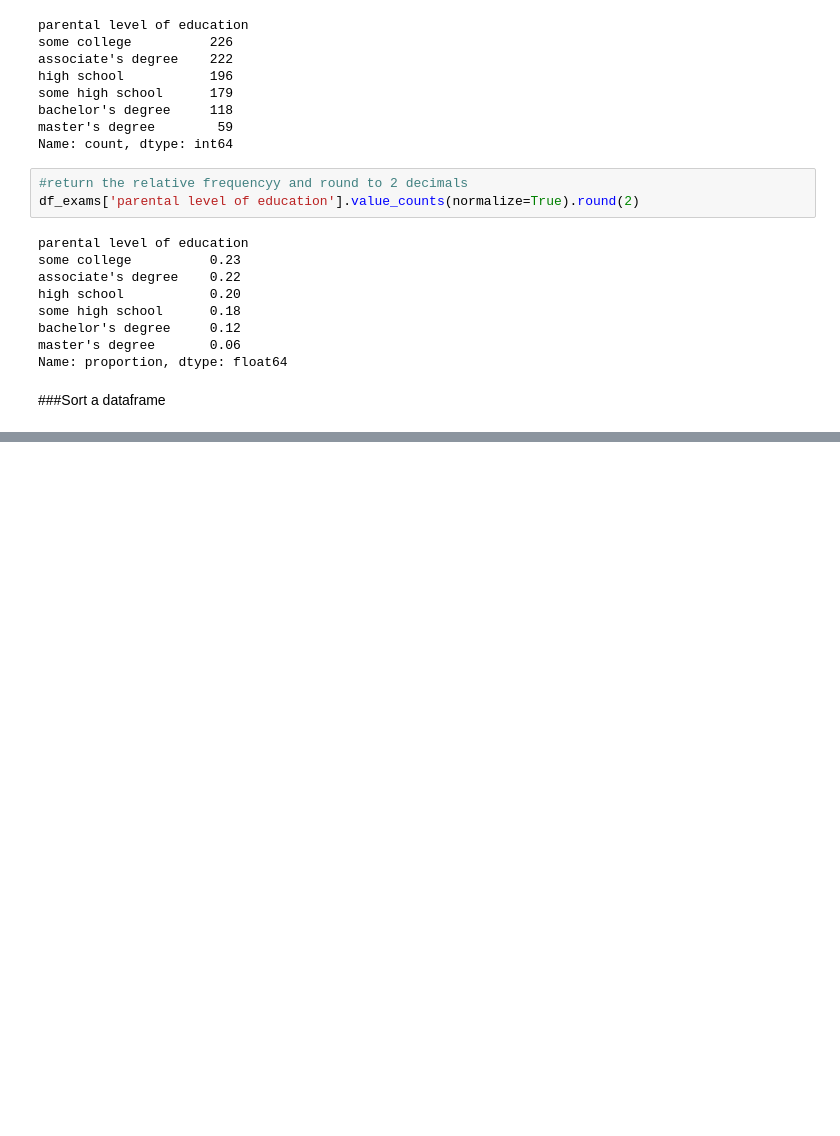
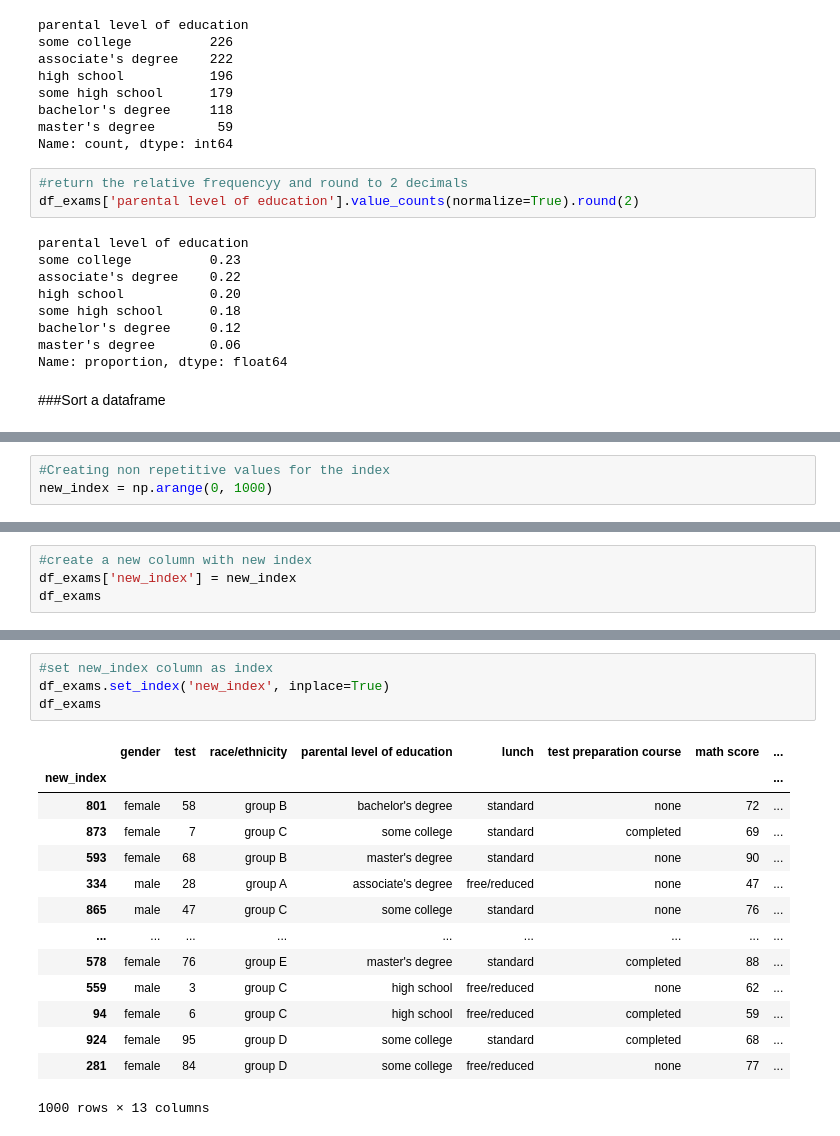
Before and after one commit to leandroclv/python_data_science_ML_bootcamp_udemy, a Jupyter notebook: intro_pandas_numpy/introduction_pandas_numpy.ipynb, the cells around one changed output, grey strips where cells are left out. Saved outputs shown, nothing was run; the diff lists cells and outputs as text; blank space fills up the shorter version.

```diff
--- a/intro_pandas_numpy/introduction_pandas_numpy.ipynb
+++ b/intro_pandas_numpy/introduction_pandas_numpy.ipynb
@@ -555,0 +632,3 @@ Name: proportion, dtype: float64
+# %%
+#Creating non repetitive values for the index
+new_index = np.arange(0, 1000)
@@ -555,0 +638,4 @@ Name: proportion, dtype: float64
+# %%
+#create a new column with new index
+df_exams['new_index'] = new_index
+df_exams
@@ -555,0 +656,19 @@ Name: proportion, dtype: float64
+# %%
+#set new_index column as index
+df_exams.set_index('new_index', inplace=True)
+df_exams
+# %% [output]
+|  | gender | test | race/ethnicity | parental level of education | lunch | test preparation course | math score | ... |
+| new_index |  |  |  |  |  |  |  | ... |
+| 801 | female | 58 | group B | bachelor's degree | standard | none | 72 | ... |
+| 873 | female | 7 | group C | some college | standard | completed | 69 | ... |
+| 593 | female | 68 | group B | master's degree | standard | none | 90 | ... |
+| 334 | male | 28 | group A | associate's degree | free/reduced | none | 47 | ... |
+| 865 | male | 47 | group C | some college | standard | none | 76 | ... |
+| ... | ... | ... | ... | ... | ... | ... | ... | ... |
+| 578 | female | 76 | group E | master's degree | standard | completed | 88 | ... |
+| 559 | male | 3 | group C | high school | free/reduced | none | 62 | ... |
+| 94 | female | 6 | group C | high school | free/reduced | completed | 59 | ... |
+| 924 | female | 95 | group D | some college | standard | completed | 68 | ... |
+| 281 | female | 84 | group D | some college | free/reduced | none | 77 | ... |
+1000 rows × 13 columns
```
Also changed, not shown: parts of 27 cells of this notebook, 6 other files.
